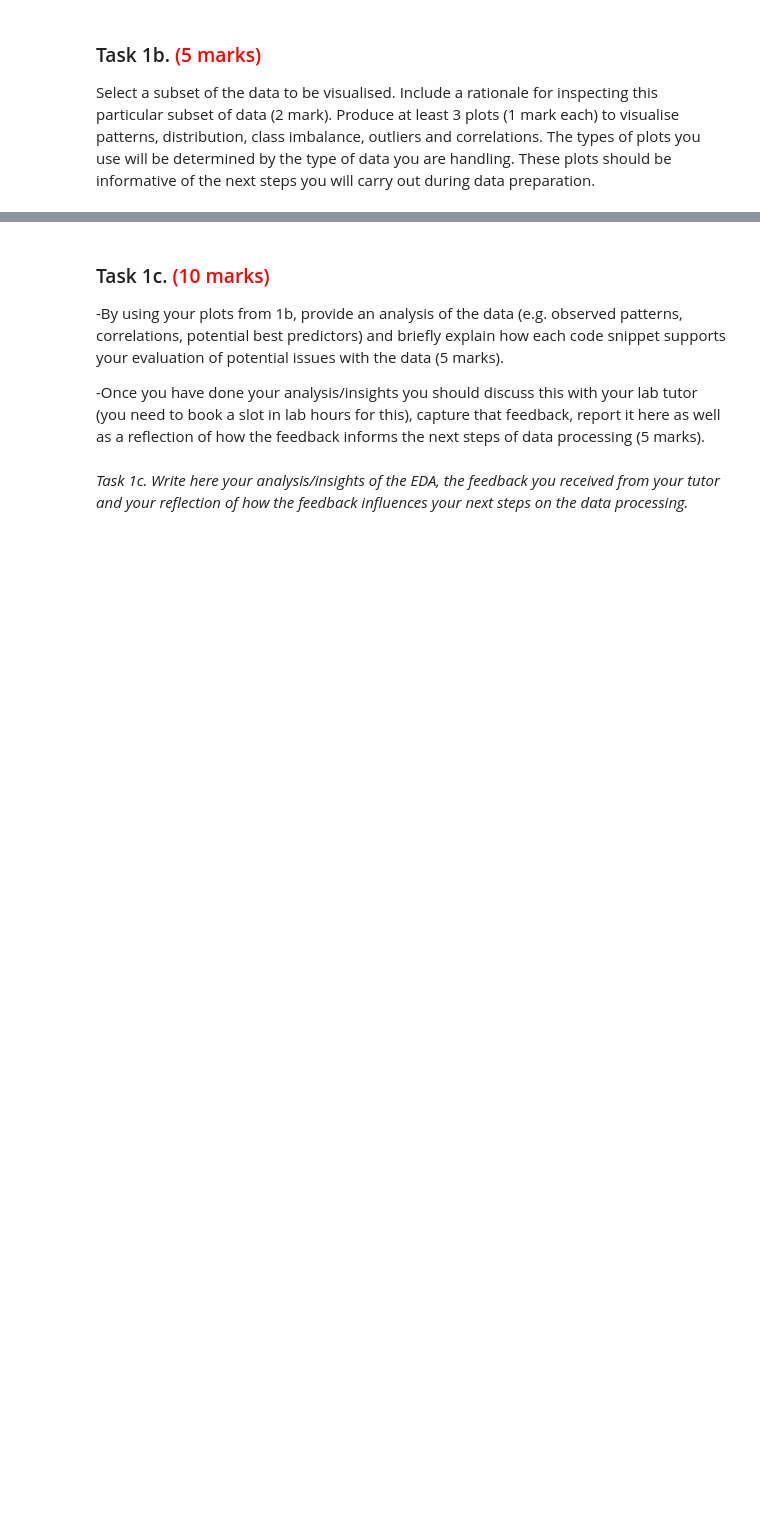
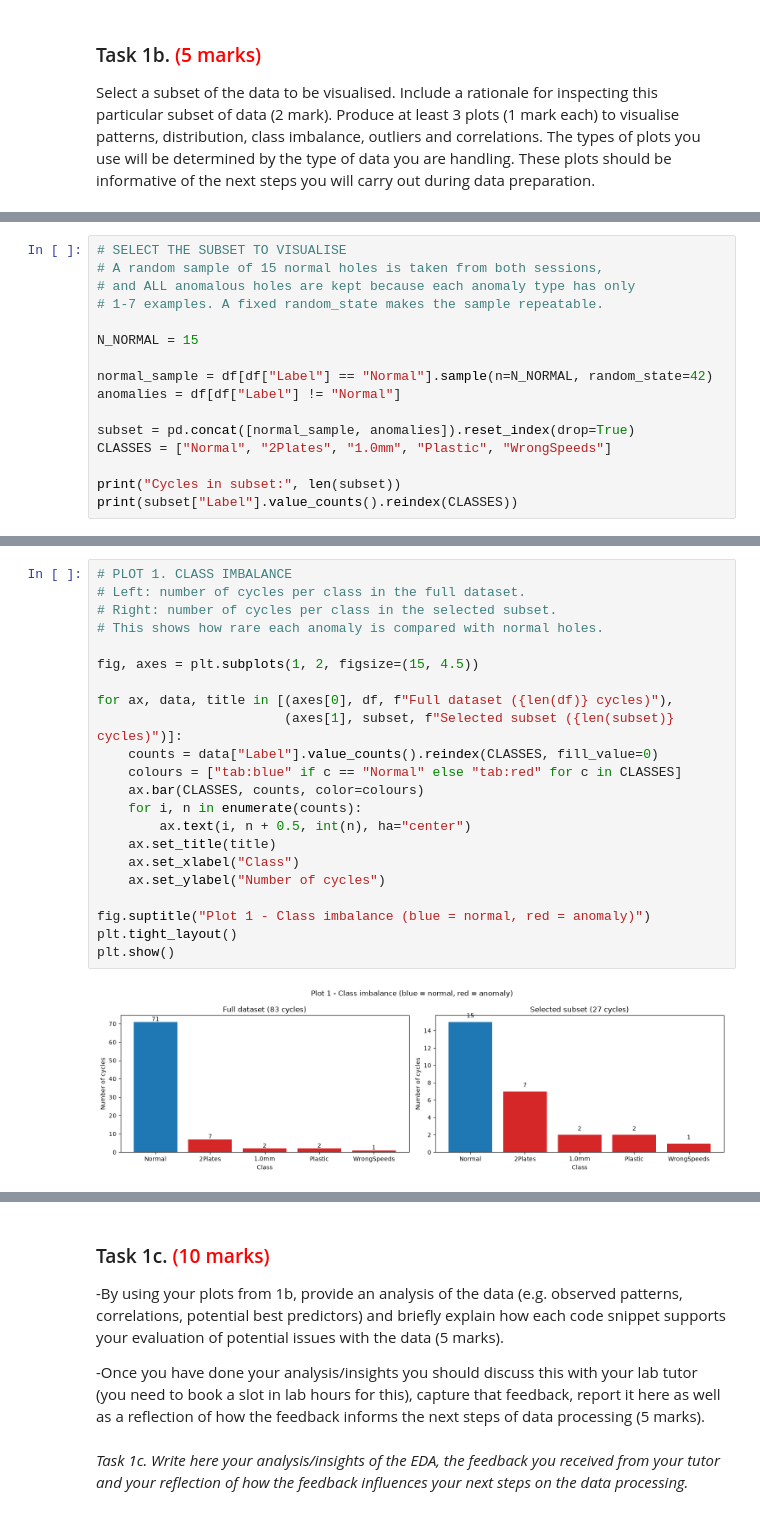
Before and after one commit to Egyml8/MachineLearning_Coursework, a Jupyter notebook: 202627_MMME4125_cw_egyml8.ipynb, the cells around one changed output, grey strips where cells are left out. Cells and saved outputs as stored; diff of their text form; blank space fills up the shorter version.

Commit message:
Task 1b Plots

```diff
--- a/202627_MMME4125_cw_egyml8.ipynb
+++ b/202627_MMME4125_cw_egyml8.ipynb
@@ -103,0 +156,16 @@ The subset selected was February session (83 of 127 cycles). It was selecte to f
+# %%
+# SELECT THE SUBSET TO VISUALISE
+# A random sample of 15 normal holes is taken from both sessions,
+# and ALL anomalous holes are kept because each anomaly type has only
+# 1-7 examples. A fixed random_state makes the sample repeatable.
+
+N_NORMAL = 15
+
+normal_sample = df[df["Label"] == "Normal"].sample(n=N_NORMAL, random_state=42)
+anomalies = df[df["Label"] != "Normal"]
+
+subset = pd.concat([normal_sample, anomalies]).reset_index(drop=True)
+CLASSES = ["Normal", "2Plates", "1.0mm", "Plastic", "WrongSpeeds"]
+
+print("Cycles in subset:", len(subset))
+print(subset["Label"].value_counts().reindex(CLASSES))
@@ -103,0 +181,24 @@ The subset selected was February session (83 of 127 cycles). It was selecte to f
+# %%
+# PLOT 1. CLASS IMBALANCE
+# Left: number of cycles per class in the full dataset.
+# Right: number of cycles per class in the selected subset.
+# This shows how rare each anomaly is compared with normal holes.
+
+fig, axes = plt.subplots(1, 2, figsize=(15, 4.5))
+
+for ax, data, title in [(axes[0], df, f"Full dataset ({len(df)} cycles)"),
+                        (axes[1], subset, f"Selected subset ({len(subset)} cycles)")]:
+    counts = data["Label"].value_counts().reindex(CLASSES, fill_value=0)
+    colours = ["tab:blue" if c == "Normal" else "tab:red" for c in CLASSES]
+    ax.bar(CLASSES, counts, color=colours)
+    for i, n in enumerate(counts):
+        ax.text(i, n + 0.5, int(n), ha="center")
+    ax.set_title(title)
+    ax.set_xlabel("Class")
+    ax.set_ylabel("Number of cycles")
+
+fig.suptitle("Plot 1 - Class imbalance (blue = normal, red = anomaly)")
+plt.tight_layout()
+plt.show()
+# %% [output]
+[figure, added]
```
Also changed, not shown: parts of 11 cells of this notebook.
